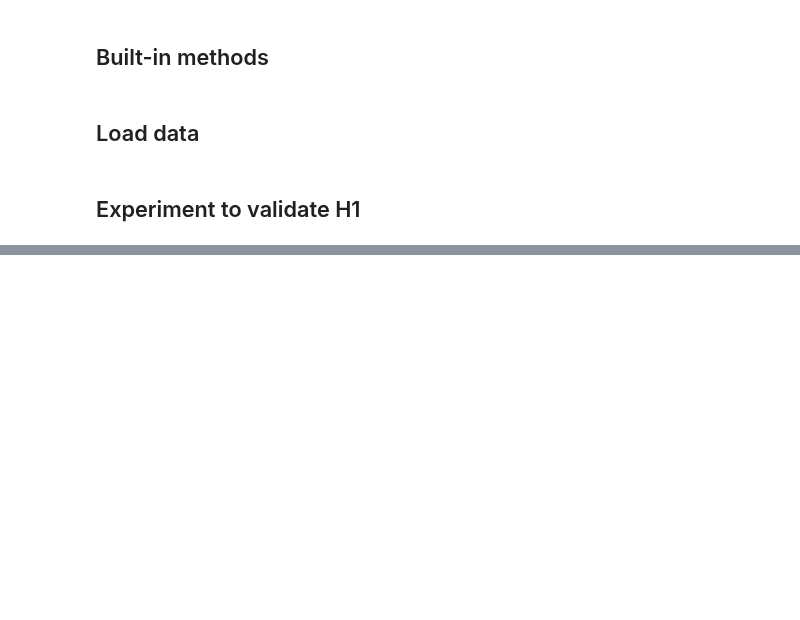
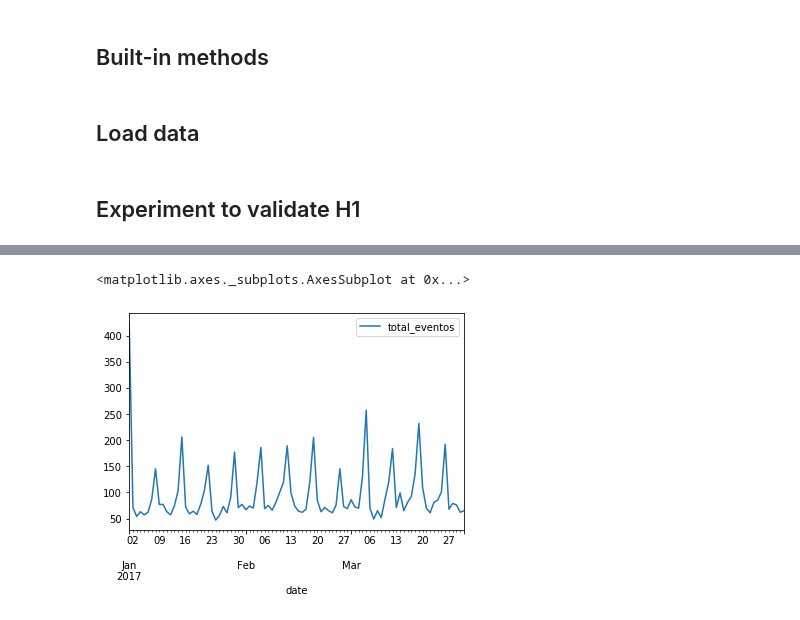
Before and after one commit to jrudascas/security_project, a Jupyter notebook: periodicity_experiments/experiment_04_predictability_localidad.ipynb, the cells around one changed output, grey strips where cells are left out. Cells and saved outputs as stored; diff of their text form; code cells hidden in the pictures; blank space fills up the shorter version.

```diff
--- a/periodicity_experiments/experiment_04_predictability_localidad.ipynb
+++ b/periodicity_experiments/experiment_04_predictability_localidad.ipynb
@@ -258,7 +270,10 @@ bosa=df_by_date[df_by_date['LOCALIDAD']=='BOSA']
 bosa.head(60).plot()
 # %%
 ciudad_bolivar=df_by_date[df_by_date['LOCALIDAD']=='CIUDAD BOLIVAR']
-ciudad_bolivar.head(60).plot()
+ciudad_bolivar.head(90).plot()
+# %% [output]
+<matplotlib.axes._subplots.AxesSubplot at 0x...>
+[figure, added]
 # %%
 antonio=df_by_date[df_by_date['LOCALIDAD']=='ANTONIO NARIÑO']
 antonio.head(60).plot()
```
Also changed, not shown: parts of 4 cells of this notebook.
